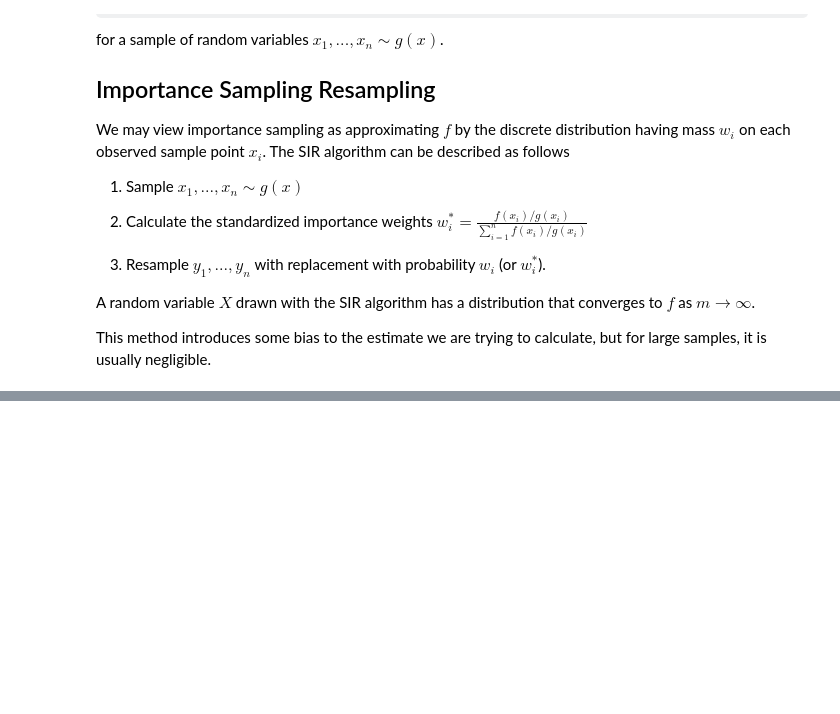
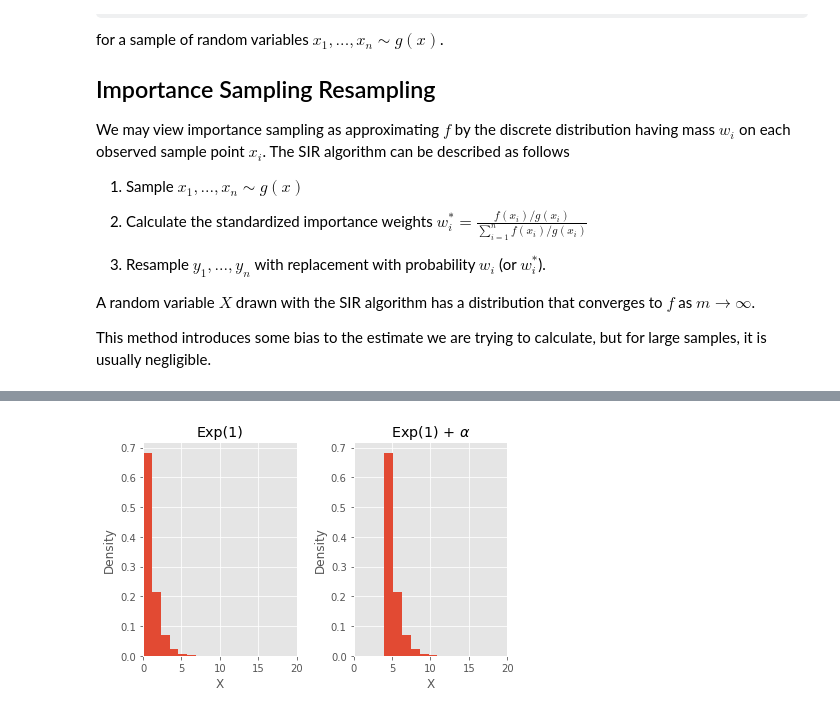
Before and after one commit to Johnnyboycurtis/MCMC, a Jupyter notebook: Module 3/3 Monte Carlo Integration.ipynb, the cells around one changed output, grey strips where cells are left out. Drawn from its saved outputs; the diff is of its cells as text; code cells hidden in the pictures; some formulas as TeX source; blank space fills up the shorter version.

```diff
--- a/Module 3/3 Monte Carlo Integration.ipynb
+++ b/Module 3/3 Monte Carlo Integration.ipynb
@@ -732,0 +677,26 @@ This method introduces some bias to the estimate we are trying to calculate, but
+# %%
+n = 5*10**4
+x = np.random.exponential(size=n, scale = 1) ## generate exponential samples
+alpha = 4 ## shifting parameter
+y = x + alpha ## truncated exponential samples
+
+
+plt.subplot(1, 2, 1)
+w = np.ones_like(x) / n ## normalizing weights for density plot
+plt.hist(x, weights = w)
+plt.xlim((0, 20))
+plt.ylabel("Density")
+plt.xlabel("X")
+plt.title("Exp(1)")
+
+plt.subplot(1, 2, 2)
+plt.hist(y, weights = w)
+plt.ylabel("Density")
+plt.xlabel("X")
+plt.xlim((0, 20))
+plt.title(r"Exp(1) + $\alpha$")
+
+plt.tight_layout()
+plt.show()
+# %% [output]
+[figure, added]
```
Also changed, not shown: parts of 24 cells of this notebook.
